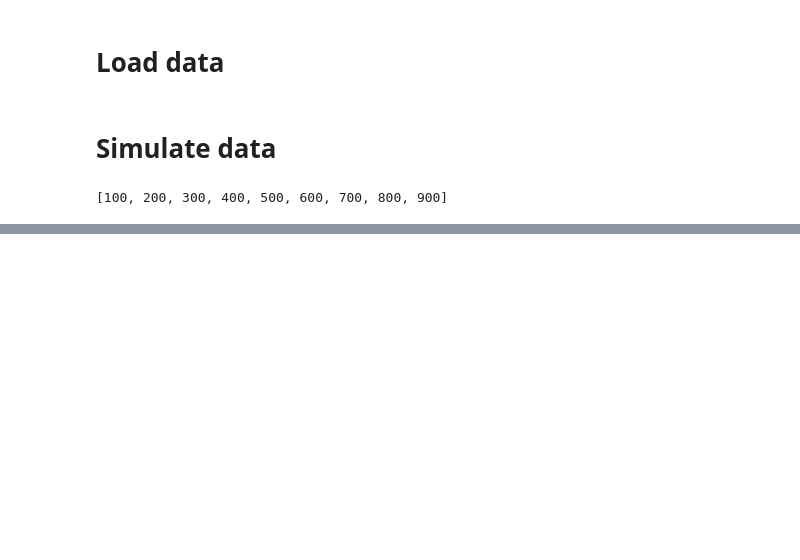
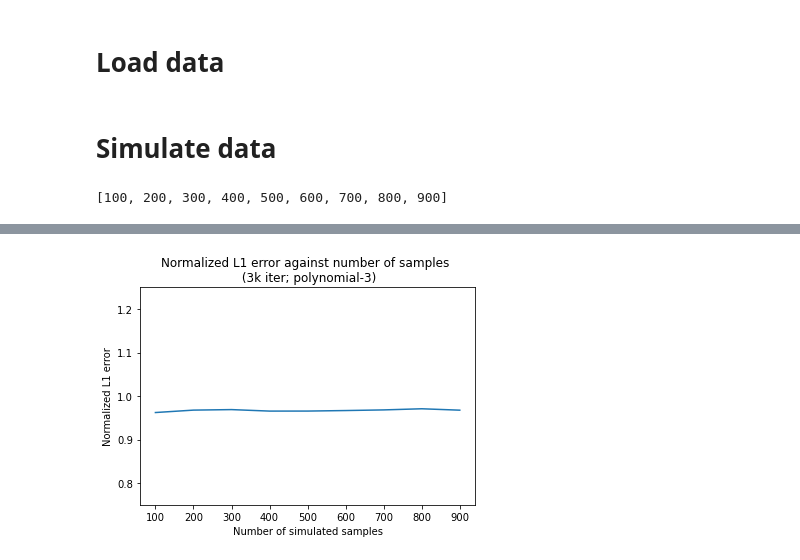
Before and after one commit to broadinstitute/temporal-rna-seq-deconvolution, a Jupyter notebook: notebooks/evaluate-run-time.ipynb, the cells around one changed output, grey strips where cells are left out. Cells and saved outputs as stored; diff of their text form; code cells hidden in the pictures; blank space fills up the shorter version.

```diff
--- a/notebooks/evaluate-run-time.ipynb
+++ b/notebooks/evaluate-run-time.ipynb
@@ -84,4 +108,10 @@ resuts_df.plot(x='n',y='time')
 # %%
 # Plot L1 loss
-error_df = pd.DataFrame({'n':df_n, 'l1': list(x.item() for x in l1_error)})
-error_df.plot(x='n',y='l1')
+plt.plot(evaluation_resuts_df.n_samples.to_numpy(), evaluation_resuts_df.l1_error_norm.to_numpy())
+plt.xlabel("Number of simulated samples")
+plt.ylabel("Normalized L1 error")
+plt.title("Normalized L1 error against number of samples \n (3k iter; polynomial-3)")
+plt.ylim(0.75,1.25)
+plt.savefig("../results/NormL1_vs_bulk-vary_n-3k_iter-polynomial_3.png", dpi=300)
+# %% [output]
+[figure, added]
```
Also changed, not shown: parts of 8 cells of this notebook, 3 other files.
